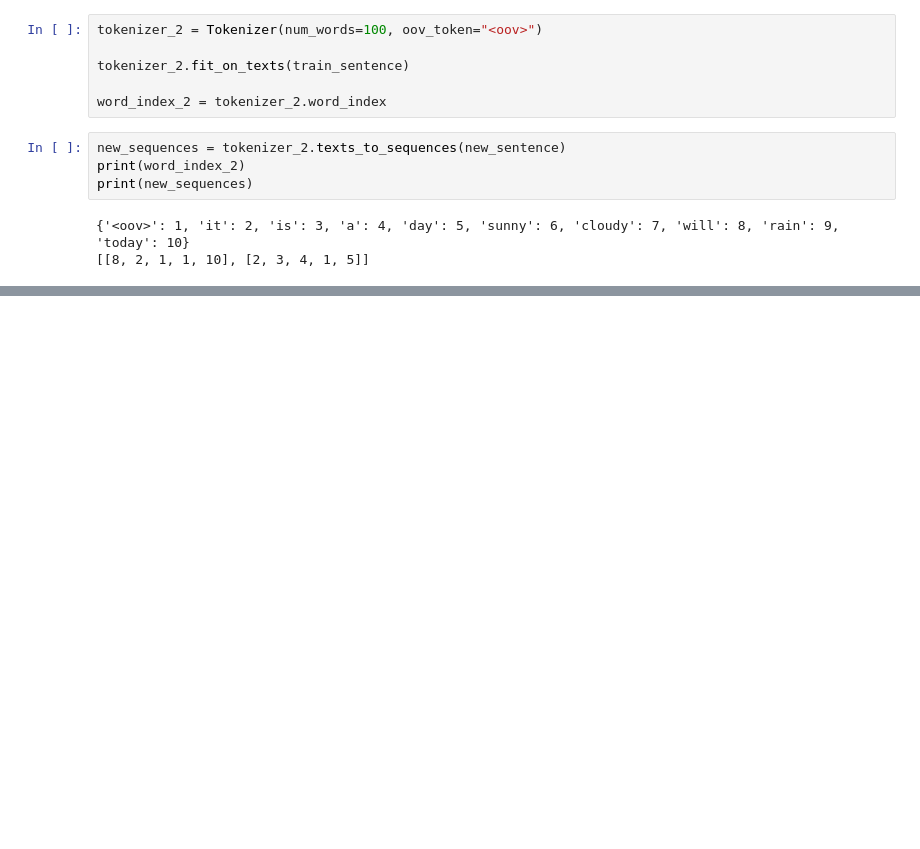
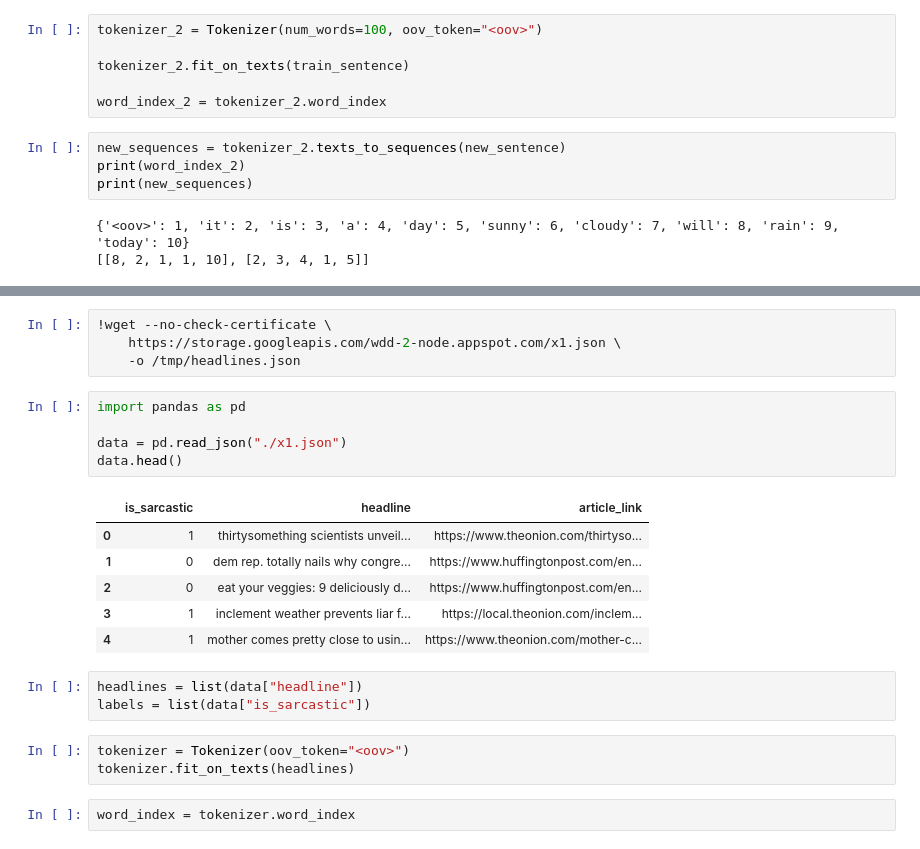
Before and after one commit to kotsun32/NLP_practice, a Jupyter notebook: NLP_practice.ipynb, the cells around one changed output, grey strips where cells are left out. Drawn from its saved outputs; the diff is of its cells as text; blank space fills up the shorter version.

```diff
--- a/NLP_practice.ipynb
+++ b/NLP_practice.ipynb
@@ -57,0 +89,24 @@ print(new_sequences)
+# %%
+!wget --no-check-certificate \
+    https://storage.googleapis.com/wdd-2-node.appspot.com/x1.json \
+    -o /tmp/headlines.json
+# %%
+import pandas as pd
+
+data = pd.read_json("./x1.json")
+data.head()
+# %% [output]
+|  | is_sarcastic | headline | article_link |
+| 0 | 1 | thirtysomething scientists unveil... | https://www.theonion.com/thirtyso... |
+| 1 | 0 | dem rep. totally nails why congre... | https://www.huffingtonpost.com/en... |
+| 2 | 0 | eat your veggies: 9 deliciously d... | https://www.huffingtonpost.com/en... |
+| 3 | 1 | inclement weather prevents liar f... | https://local.theonion.com/inclem... |
+| 4 | 1 | mother comes pretty close to usin... | https://www.theonion.com/mother-c... |
+# %%
+headlines = list(data["headline"])
+labels = list(data["is_sarcastic"])
+# %%
+tokenizer = Tokenizer(oov_token="<oov>")
+tokenizer.fit_on_texts(headlines)
+# %%
+word_index = tokenizer.word_index
```
Also changed, not shown: parts of 10 cells of this notebook.
